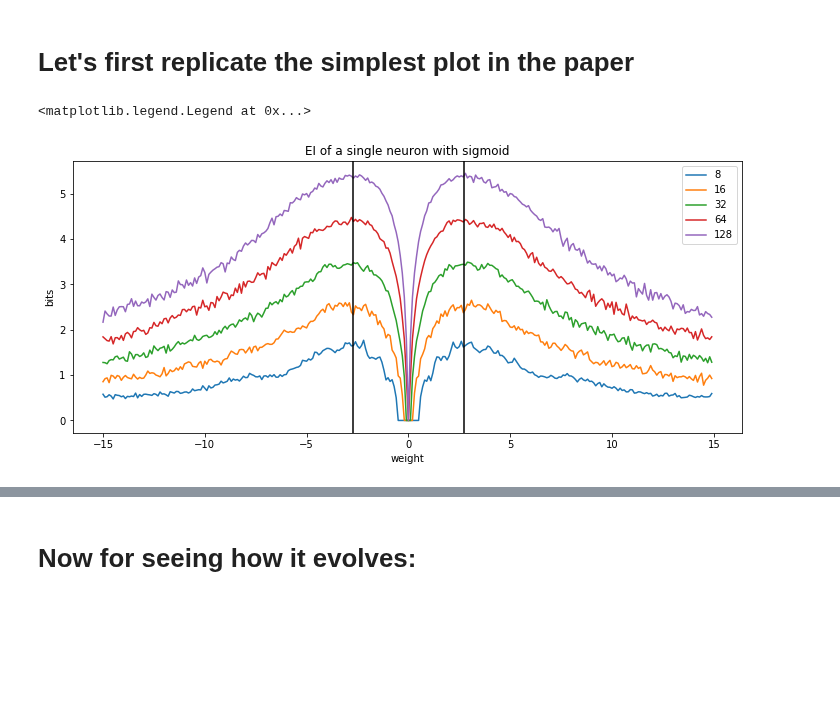
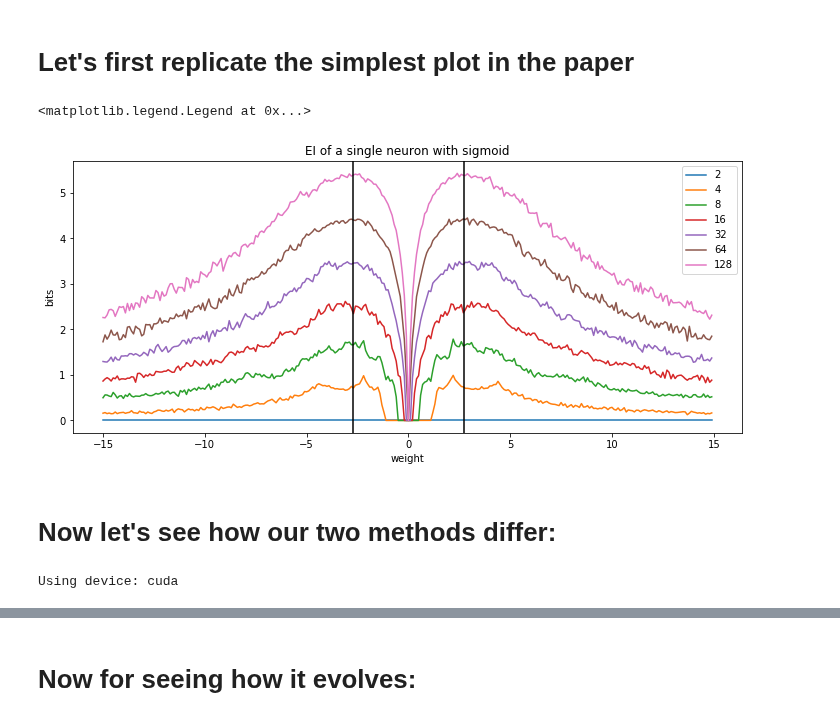
Before and after one commit to ejmichaud/ai-experiments, a Jupyter notebook: effective-information/dev/test-ei-notebook.ipynb, the cells around one changed output, grey strips where cells are left out. Cells and saved outputs as stored; diff of their text form; code cells hidden in the pictures; blank space fills up the shorter version.

```diff
--- a/effective-information/dev/test-ei-notebook.ipynb
+++ b/effective-information/dev/test-ei-notebook.ipynb
@@ -35,21 +36,31 @@ top = topology_of(singleton, torch.zeros((1, 1)))
 # %%
 plt.figure(figsize=(12, 5))
 
 ws = np.arange(-15, 15, 0.1)
-for b in [8, 16, 32, 64, 128]:
+for b in [2, 4, 8, 16, 32, 64, 128]:
     eis = []
     for w in ws:
         singleton.weight.data[0][0] = w
         eis.append(EI_of_layer(singleton, top, samples=1000, bins=b, activation=torch.sigmoid))
     plt.plot(ws, eis, label=str(b))
 
 plt.axvline(np.e, color='black')
 plt.axvline(-np.e, color='black')
 
 plt.title("EI of a single neuron with sigmoid")
 plt.xlabel("weight")
 plt.ylabel("bits")
 plt.legend()
 # %% [output]
 <matplotlib.legend.Legend at 0x...>
-[figure, old version]
+[figure, new version]
+# %% [markdown]
+# Now let's see how our two methods differ:
+# %%
+device = torch.device('cuda' if torch.cuda.is_available() else 'cpu')
+# dtype = torch.cuda.float if torch.cuda.is_available() else torch.float
+dtype = torch.float32
+torch.set_default_dtype(dtype)
+print(f"Using device: {device}")
+# %% [output]
+Using device: cuda
```
Also changed, not shown: parts of 40 cells of this notebook, 3 other files.
